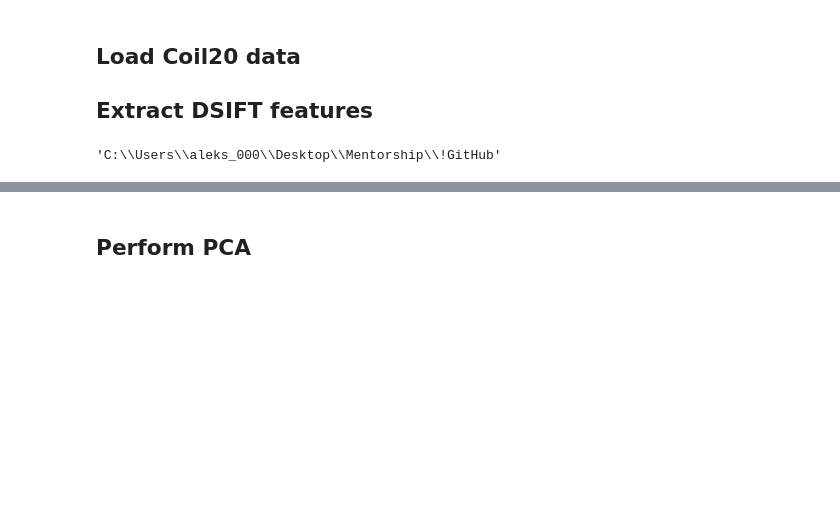
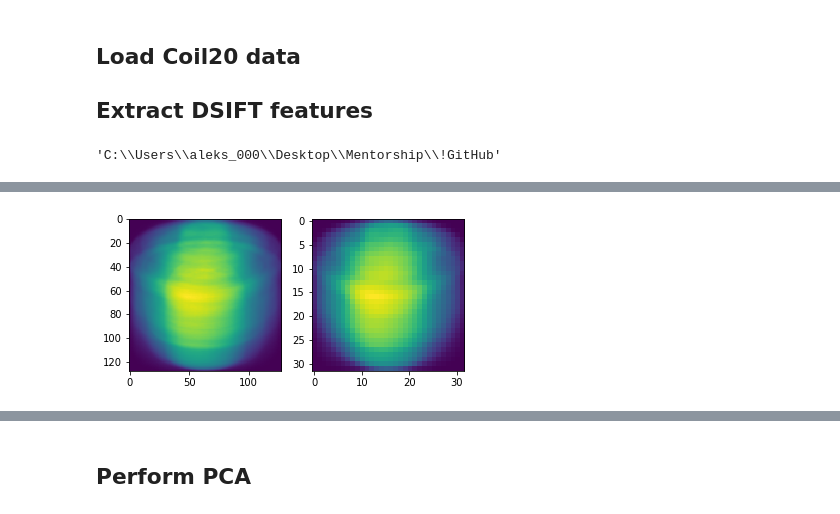
Before and after one commit to zheng-alice/Deep-Subspace-Clustering, a Jupyter notebook: Verbose.ipynb, the cells around one changed output, grey strips where cells are left out. Cells and saved outputs as stored; diff of their text form; code cells hidden in the pictures; blank space fills up the shorter version.

```diff
--- a/Verbose.ipynb
+++ b/Verbose.ipynb
@@ -29,10 +38,11 @@ ax[1].imshow(images_dsift[0].reshape((-1, 128)));
 # %%
-import numpy as np
-
 fig, ax = plt.subplots(1, 2)
 
-ax[0].imshow(np.mean(images_raw, axis=0).reshape((-1, 128)));
-ax[1].imshow(np.mean(images_dsift, axis=0).reshape((-1, 128)));
+ax[0].imshow(np.mean(images_raw, axis=0));
+#ax[1].imshow(np.mean(images_dsift, axis=0).reshape((-1, 128)));
+ax[1].imshow(np.mean(images_compressed, axis=0));
+# %% [output]
+[figure, added]
 # %%
 fig, ax = plt.subplots(1, 2)
 idx = 0
```
Also changed, not shown: parts of 31 cells of this notebook.
